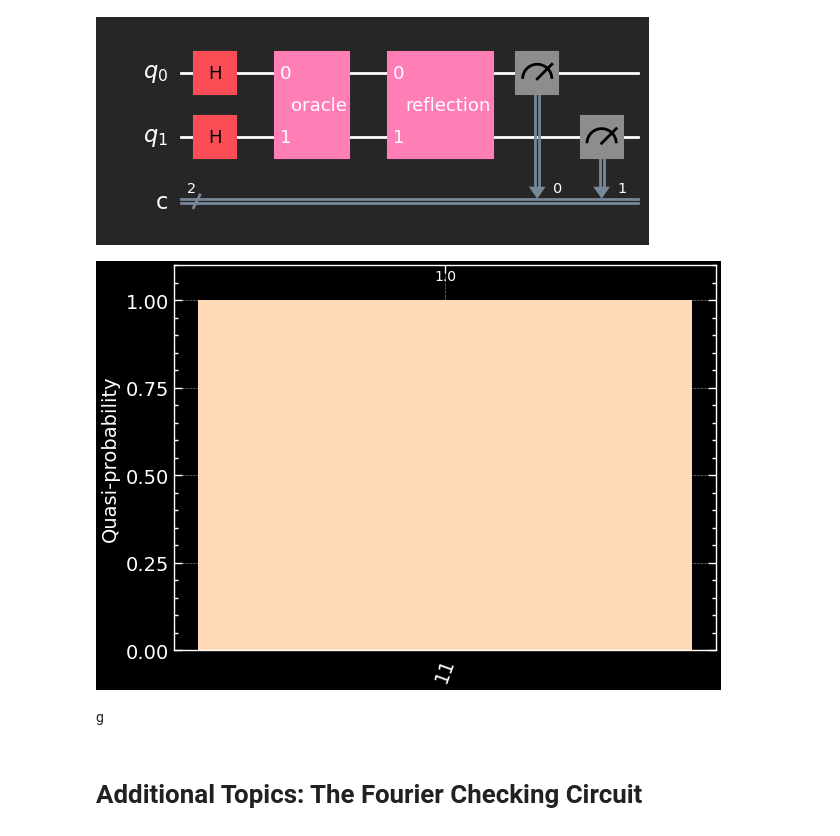
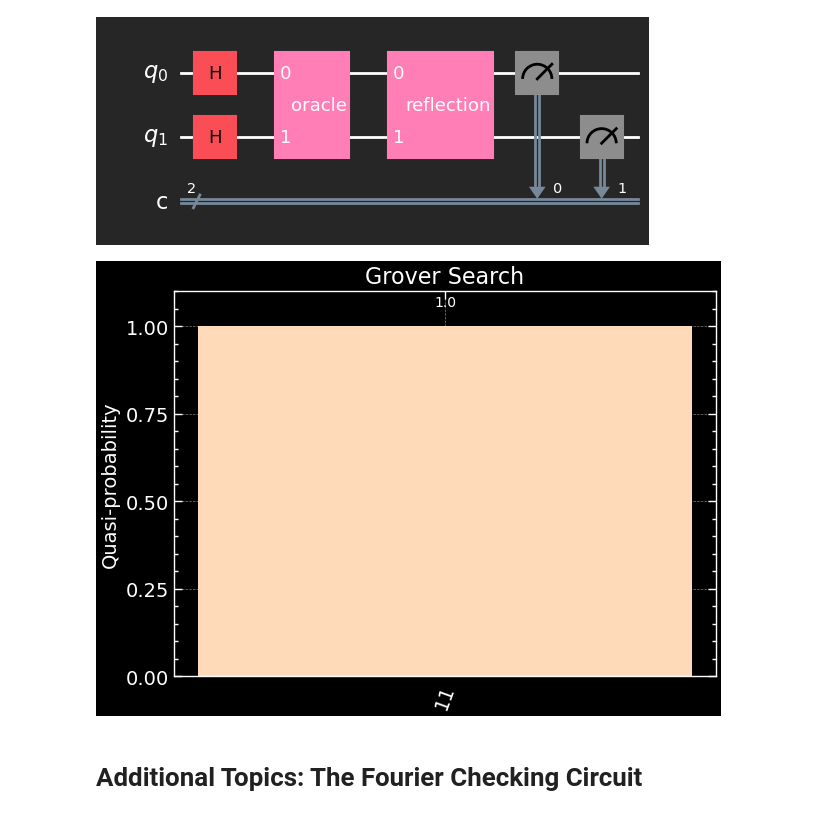
Before and after one commit to Siddhantshimpi/Siddhantshimpi, a Jupyter notebook: Physics/Qiskit/algorithms.ipynb, the cells around one changed output. Cells and saved outputs as stored; diff of their text form; code cells hidden in the pictures.

```diff
--- a/Physics/Qiskit/algorithms.ipynb
+++ b/Physics/Qiskit/algorithms.ipynb
@@ -98,12 +98,10 @@ grover.draw('mpl', style = 'iqx-dark')
 # %%
 job = execute(grover, backend = backed_oracle, shots = 1)
 counts = job.result().get_counts()
 
-plot_distribution(counts, color = 'peachpuff')
+plot_distribution(counts, color = 'peachpuff', title = 'Grover Search')
 # %% [output]
-[figure, old version]
+[figure, new version]
-# %% [markdown]
-g
 # %% [markdown]
 # Additional Topics: The Fourier Checking Circuit
 # %% [markdown]
```
Also changed, not shown: parts of 3 cells of this notebook, 11 other files.
